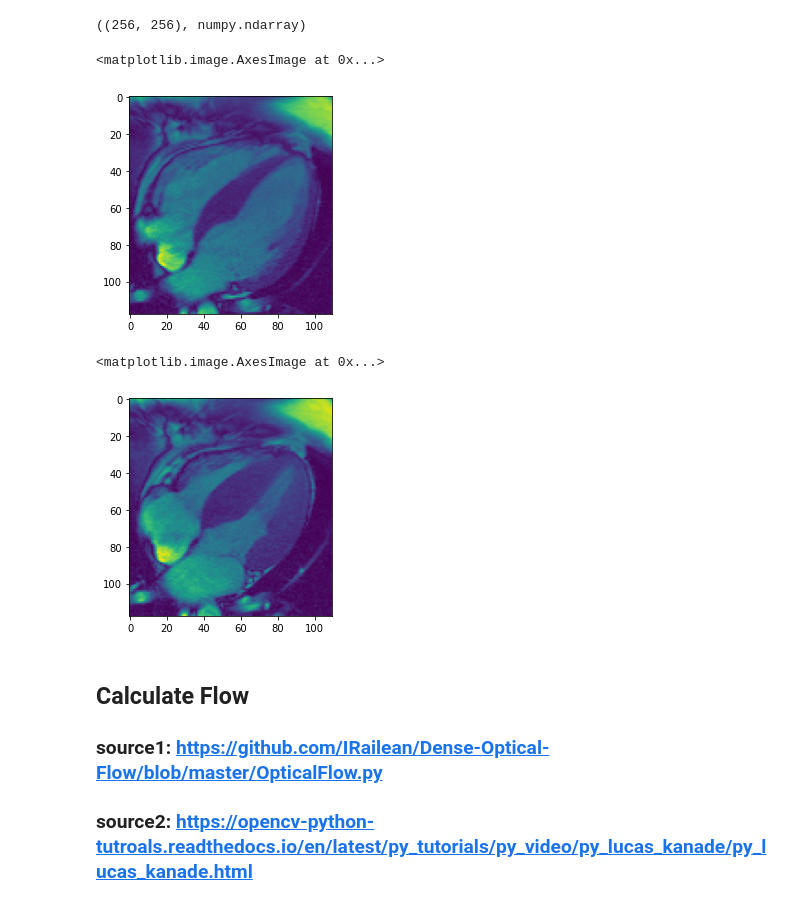
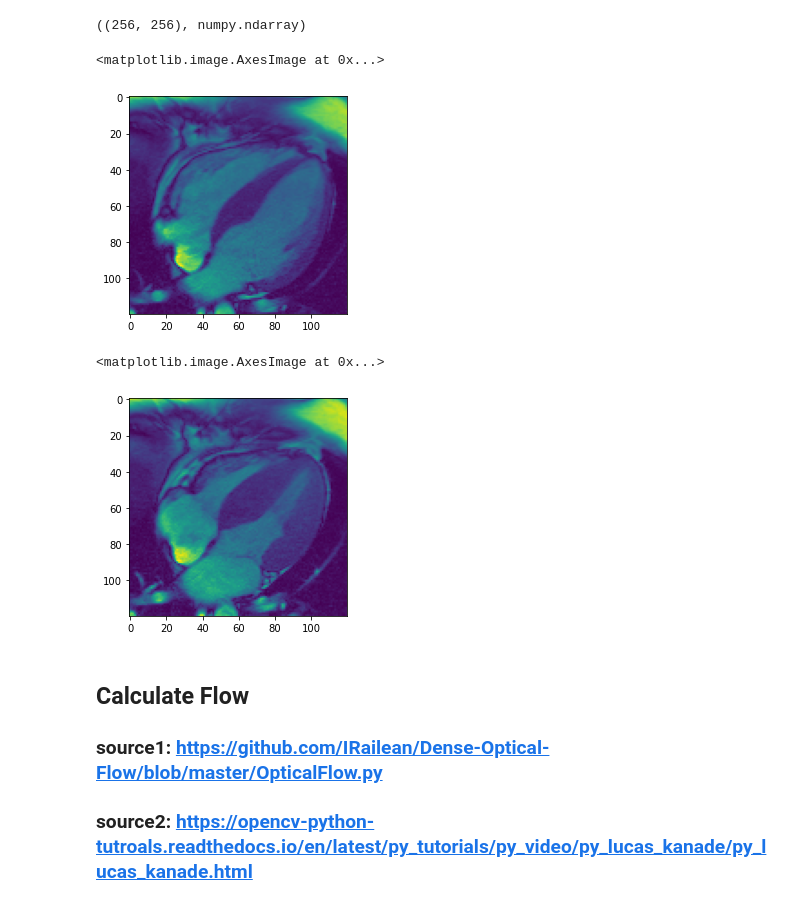
Before and after one commit to Beepul-Bharti/HCM_Project, a Jupyter notebook: DenseOpticalFlow.ipynb, the cells around one changed output. Drawn from its saved outputs; the diff is of its cells as text; code cells hidden in the pictures.

```diff
--- a/DenseOpticalFlow.ipynb
+++ b/DenseOpticalFlow.ipynb
@@ -35,17 +35,17 @@ I1g.shape, type(I1g)
 ((256, 256), numpy.ndarray)
 # %%
 ## Cut edges of the image
-I1c = I1g[44:162,52:162]
-I2c = I2g[44:162,52:162]
+I1c = I1g[42:162,42:162]
+I2c = I2g[42:162,42:162]
 plt.imshow(I1c)
 # %% [output]
 <matplotlib.image.AxesImage at 0x...>
-[figure, old version]
+[figure, new version]
 # %%
 plt.imshow(I2c)
 # %% [output]
 <matplotlib.image.AxesImage at 0x...>
-[figure, old version]
+[figure, new version]
 # %% [markdown]
 ## Calculate Flow
 ### source1: https://github.com/IRailean/Dense-Optical-Flow/blob/master/OpticalFlow.py
```
Also changed, not shown: parts of 10 cells of this notebook.
